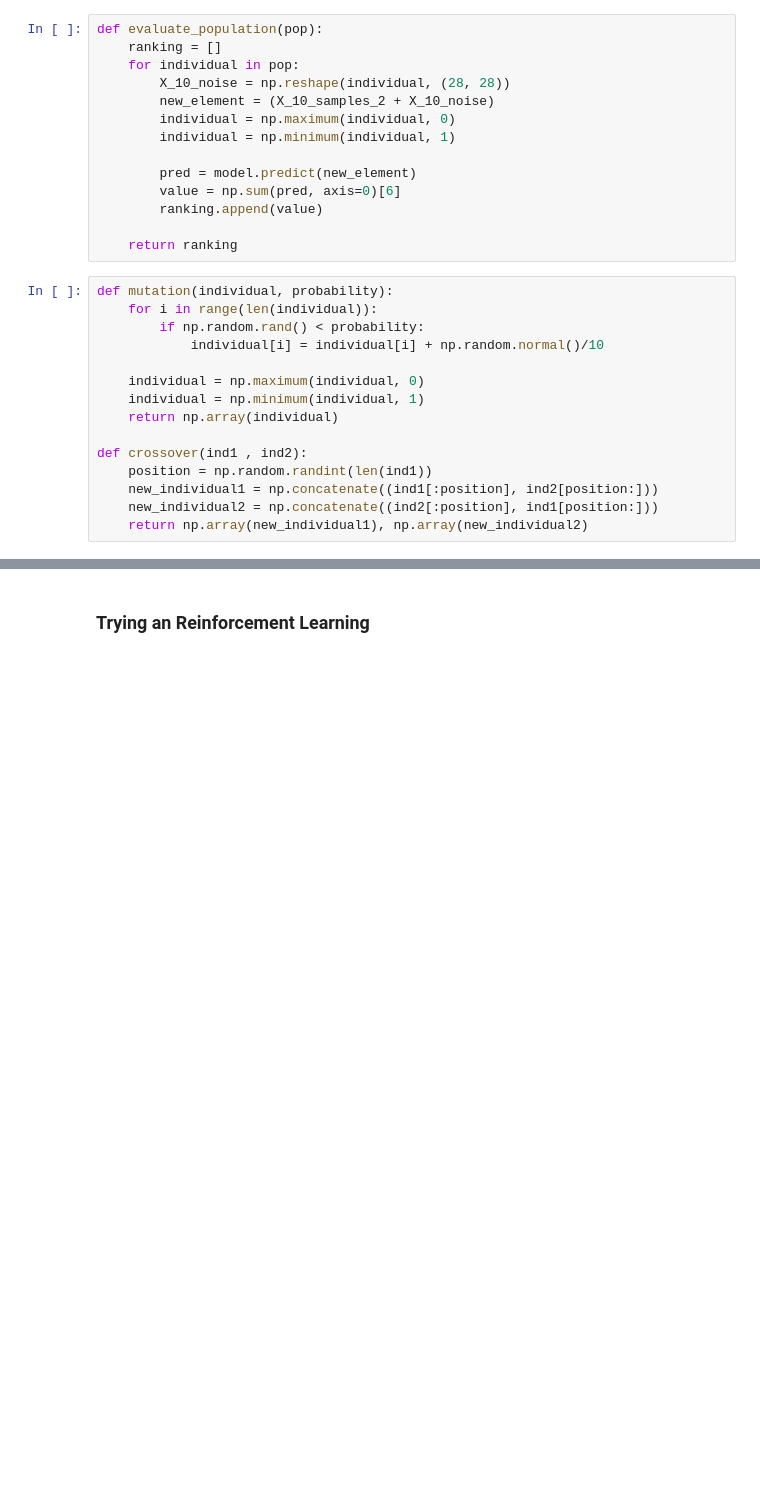
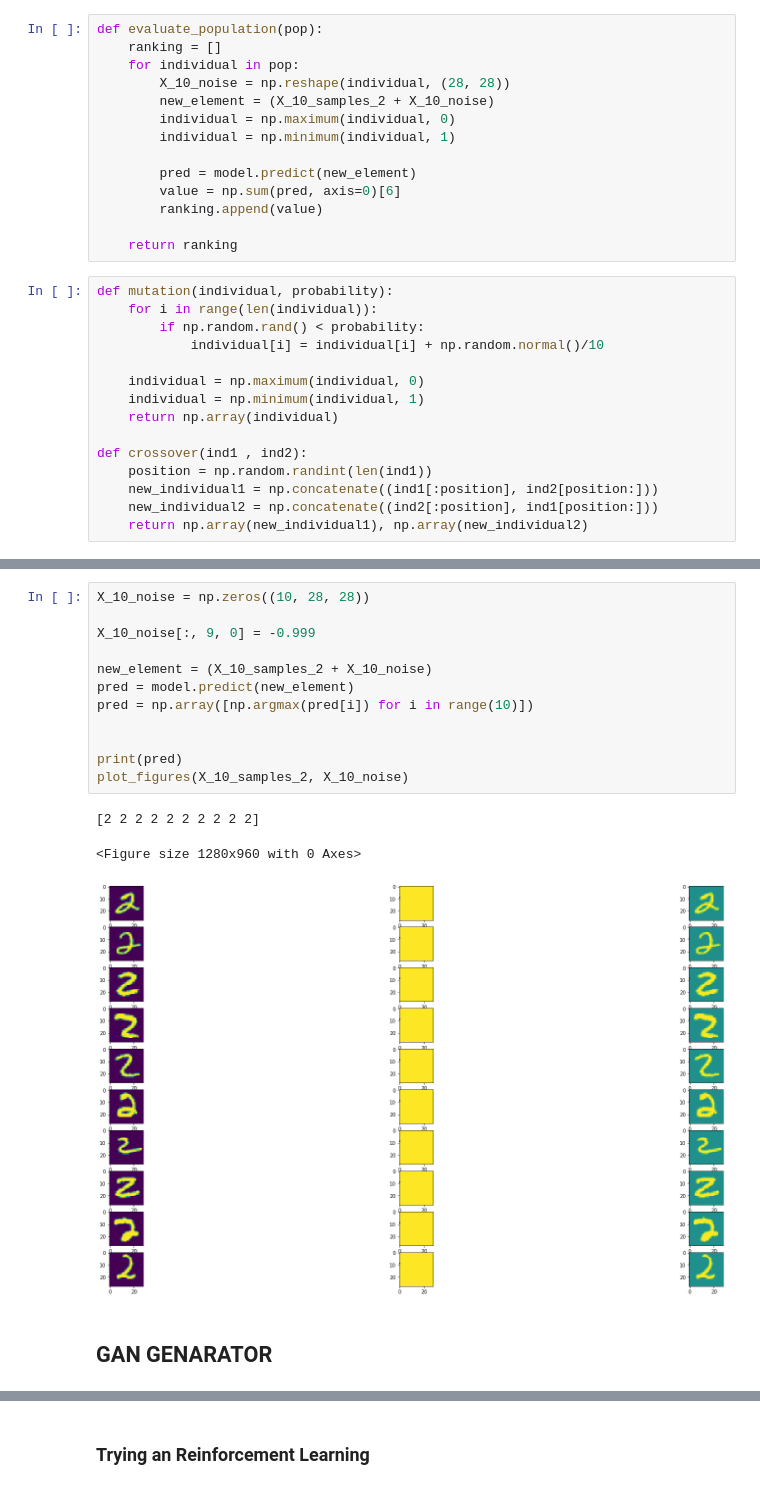
Before and after one commit to evertonaleixo/adversarialCNN, a Jupyter notebook: Challenge_For_AI.ipynb, the cells around one changed output, grey strips where cells are left out. Drawn from its saved outputs; the diff is of its cells as text; blank space fills up the shorter version.

```diff
--- a/Challenge_For_AI.ipynb
+++ b/Challenge_For_AI.ipynb
@@ -357,0 +457,18 @@ plot_figures(X_10_samples_2, X_10_noise)
+# %%
+X_10_noise = np.zeros((10, 28, 28))
+
+X_10_noise[:, 9, 0] = -0.999
+
+new_element = (X_10_samples_2 + X_10_noise)
+pred = model.predict(new_element)
+pred = np.array([np.argmax(pred[i]) for i in range(10)])
+
+
+print(pred)
+plot_figures(X_10_samples_2, X_10_noise)
+# %% [output]
+[2 2 2 2 2 2 2 2 2 2]
+<Figure size 1280x960 with 0 Axes>
+[figure, added]
+# %% [markdown]
+## GAN GENARATOR
```
Also changed, not shown: parts of 16 cells of this notebook.
